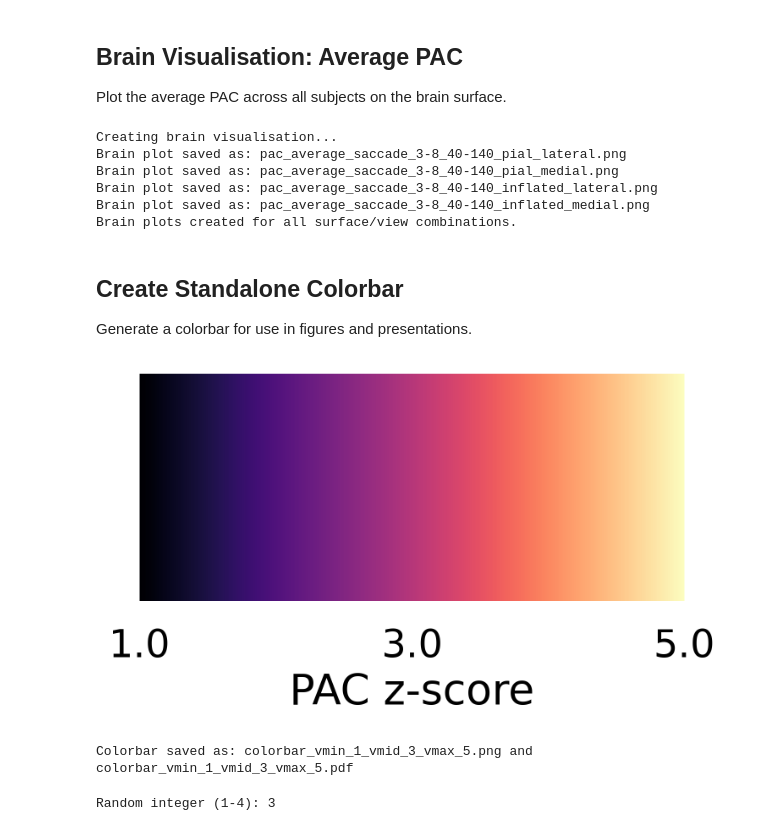
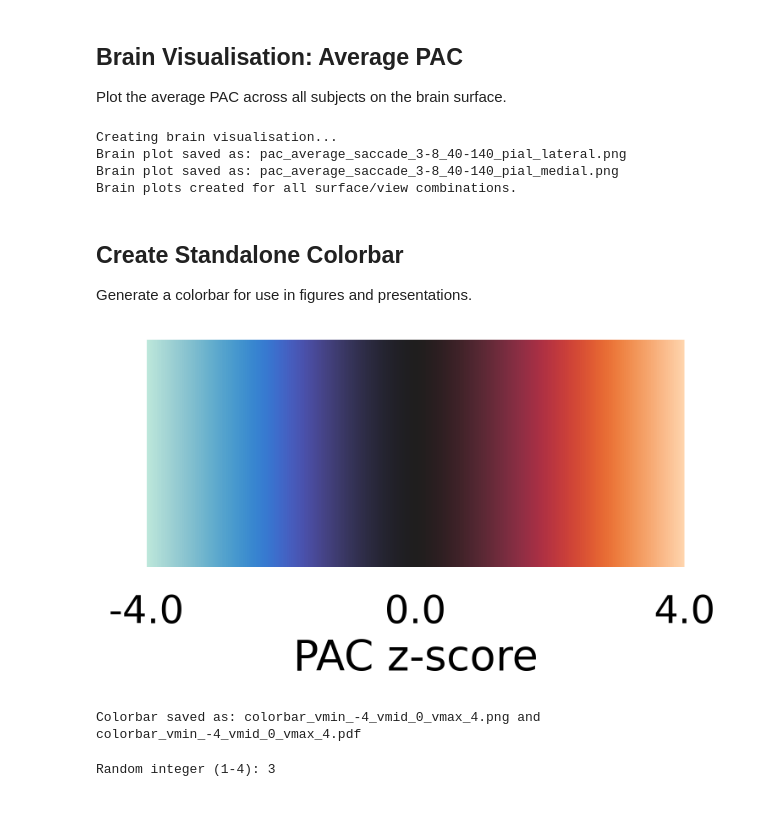
Before and after one commit to KietzmannLab/avs-gazetime, a Jupyter notebook: avs_gazetime/pac/pac_plotting_and_stats.ipynb, the cells around one changed output. Drawn from its saved outputs; the diff is of its cells as text; code cells hidden in the pictures.

```diff
--- a/avs_gazetime/pac/pac_plotting_and_stats.ipynb
+++ b/avs_gazetime/pac/pac_plotting_and_stats.ipynb
@@ -368,7 +392,7 @@ for subject in subjects:
     pac_data = pac_results_dict[subject]
     pac_data["pac"] = pd.to_numeric(pac_data["pac"], errors="coerce")
     # make a kdeplot with hue for each subject
-    sns.kdeplot(data=pac_data, x="pac", fill=True, alpha=0.3, label=f"Subject {subject}", bw_adjust=0.5)
+    sns.kdeplot(data=pac_data, x="pac", fill=True, alpha=0.3, bw_adjust=0.5, hue="split_group" if has_split_data else None)
 
 # Add significance thresholds
 plt.axvline(x=1.56, color="grey", linestyle="--", alpha=0.7, label="p < 0.05", zorder = 0)
@@ -379,7 +403,6 @@ plt.xlabel("Subject")
 plt.ylabel("PAC z-score")
 plt.title("Distribution of PAC Values (Individual Subject Space)")
 #plt.ylim(-3, 20)
-plt.legend()
 plt.tight_layout()
 plt.show()
 
@@ -875,7 +901,7 @@ if has_memsplit_data:
         print(f"  Total paired sources: {len(pac_mem_df)}")
         print(f"  Mean PAC (low mem): {pac_mem_df['pac_low'].mean():.3f} ± {pac_mem_df['pac_low'].std():.3f}")
         print(f"  Mean PAC (high mem): {pac_mem_df['pac_high'].mean():.3f} ± {pac_mem_df['pac_high'].std():.3f}")
-        print(f"  Mean difference (high - low): {pac_mem_df['pac_diff'].mean():.3f} ± {pac_mem_df['pac_diff'].std():.3f}")
+        print(f"  Mean difference (higher - lower): {pac_mem_df['pac_diff'].mean():.3f} ± {pac_mem_df['pac_diff'].std():.3f}")
 
         # Paired t-test
         from scipy.stats import ttest_rel
@@ -1000,7 +1026,7 @@ if has_memsplit_data:
             axes[1].set_yticks(range(len(roi_order)))
             axes[1].set_yticklabels(roi_order)
             axes[1].axvline(x=0, color='black', linestyle='-', linewidth=1)
-            axes[1].set_xlabel('PAC diff [high - low mem]')
+            axes[1].set_xlabel('PAC diff [higher - lower mem]')
             #axes[1].set_ylabel('Brain Region')
             axes[1].set_title('Average PAC difference')
             axes[1].grid(axis='x', alpha=0.3)
@@ -1707,14 +1428,14 @@ def plot_brain_results(stc, subjects_dir, save_name=None, colormap='magma',
     brain : mne.viz.Brain
         Brain plot object
     """
-    vmin, vmid, vmax = 1, 3, 5
+    vmin, vmid, vmax = -4, 0, 4
 
     brain = stc.plot(
         subjects_dir=subjects_dir,
         initial_time=0,
         hemi='split',
         time_viewer=False,
-        colorbar=True,
+        colorbar=False,
         colormap=colormap,
         size=(900, 450),
         clim=dict(kind='value', lims=[vmin, vmid, vmax]),
@@ -1771,8 +1492,8 @@ print("Creating brain visualisation...")
 
 # Generate multiple views
 views = ['lateral', 'medial']
-surfaces = ['pial', 'inflated']
-
+surfaces = ['pial',]# 'inflated']
+cmap = 'icefire'
 try:
     for surface in surfaces:
         for view in views:
@@ -1783,7 +1504,7 @@ try:
                 SUBJECTS_DIR,
                 save_name=save_name,
                 surface=surface,
-                views=view
+                views=view, colormap=cmap
             )
 
             # Close brain to save memory
@@ -1797,8 +1518,6 @@ except Exception as e:
 Creating brain visualisation...
 Brain plot saved as: pac_average_saccade_3-8_40-140_pial_lateral.png
 Brain plot saved as: pac_average_saccade_3-8_40-140_pial_medial.png
-Brain plot saved as: pac_average_saccade_3-8_40-140_inflated_lateral.png
-Brain plot saved as: pac_average_saccade_3-8_40-140_inflated_medial.png
 Brain plots created for all surface/view combinations.
 # %% [markdown]
 ## Create Standalone Colorbar
@@ -1806,33 +1525,34 @@ Brain plots created for all surface/view combinations.
 Generate a colorbar for use in figures and presentations.
 # %%
 # Create colorbar
-vmin, vmid, vmax = 1, 3, 5
+vmin, vmid, vmax = -4, 0, 4
+cmap = 'icefire'
 try:
-    fig, ax = create_colorbar(vmin, vmid, vmax)
+    fig, ax = create_colorbar(vmin, vmid, vmax, colormap=cmap, orientation='horizontal')
 
     # Save colorbar
     colorbar_name = f"colorbar_vmin_{vmin}_vmid_{vmid}_vmax_{vmax}"
     fig.savefig(f"{colorbar_name}.png", transparent=True, dpi=300, bbox_inches='tight')
     fig.savefig(f"{colorbar_name}.pdf", transparent=True, dpi=300, bbox_inches='tight')
     plt.show()
 
     print(f"Colorbar saved as: {colorbar_name}.png and {colorbar_name}.pdf")
 except Exception as e:
     print(f"Error creating colorbar: {e}")
     print("Creating simple colorbar instead...")
 
     # Simple colorbar creation
     fig, ax = plt.subplots(figsize=(6, 1))
-    cmap = plt.cm.magma
+    cmap = plt.cm.icefire
     norm = plt.Normalize(vmin=vmin, vmax=vmax)
     cbar = plt.colorbar(plt.cm.ScalarMappable(norm=norm, cmap=cmap),
                        cax=ax, orientation='horizontal')
     cbar.set_label('PAC z-score')
     plt.tight_layout()
     plt.show()
 # %% [output]
-[figure, old version]
+[figure, new version]
-Colorbar saved as: colorbar_vmin_1_vmid_3_vmax_5.png and colorbar_vmin_1_vmid_3_vmax_5.pdf
+Colorbar saved as: colorbar_vmin_-4_vmid_0_vmax_4.png and colorbar_vmin_-4_vmid_0_vmax_4.pdf
 # %%
 # random integer from 1 to 4
 import random
```
Also changed, not shown: parts of 18 cells of this notebook, 3 other files.
